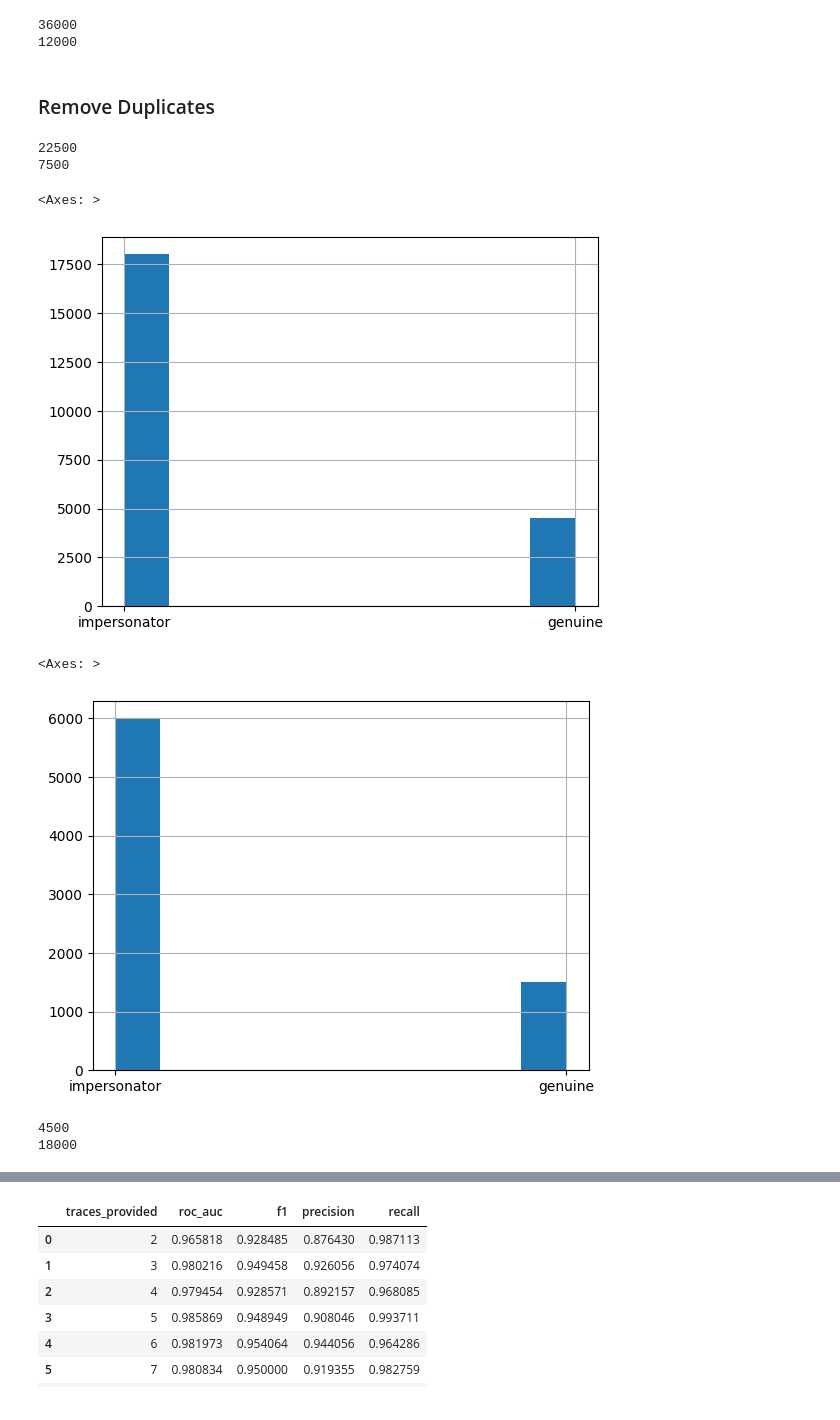
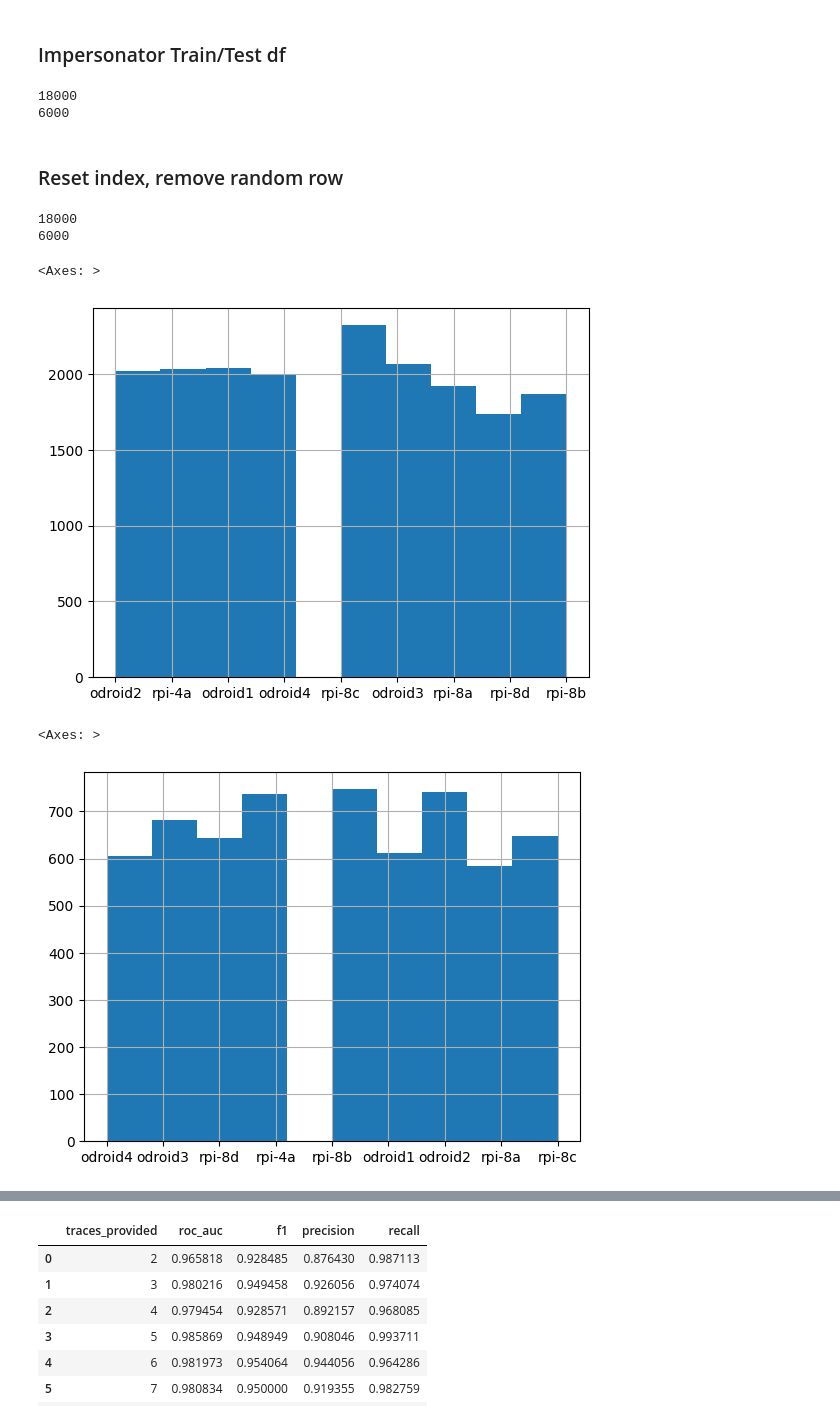
Before and after one commit to brite3001/IoT-GPU-ID, a Jupyter notebook: Experiment 3 - Authentication Model/Auth traces needed.ipynb, the cells around one changed output, grey strips where cells are left out. Cells and saved outputs as stored; diff of their text form; code cells hidden in the pictures.

```diff
--- a/Experiment 3 - Authentication Model/Auth traces needed.ipynb
+++ b/Experiment 3 - Authentication Model/Auth traces needed.ipynb
@@ -6,60 +39,45 @@ import seaborn as sns
+# %% [markdown]
+### Impersonator Train/Test df
 # %%
-naive_training = pd.read_csv('../Experiment 2 - Impersonation Detection/naive_training.csv')
-gaussian_copula_training = pd.read_csv('../Experiment 2 - Impersonation Detection/gaussian_copula_training.csv')
-gan_training = pd.read_csv('../Experiment 2 - Impersonation Detection/gan_training.csv')
-vae_training = pd.read_csv('../Experiment 2 - Impersonation Detection/vae_training.csv')
+naive_training = pd.read_csv('../Experiment 2 - Impersonation Detection/multi_class_data/naive_impersonator_training.csv')
+gaussian_copula_training = pd.read_csv('../Experiment 2 - Impersonation Detection/multi_class_data/gaussian_copula_impersonator_training.csv')
+gan_training = pd.read_csv('../Experiment 2 - Impersonation Detection/multi_class_data/gan_impersonator_training.csv')
+vae_training = pd.read_csv('../Experiment 2 - Impersonation Detection/multi_class_data/vae_impersonator_training.csv')
 
-naive_testing = pd.read_csv('../Experiment 2 - Impersonation Detection/naive_testing.csv')
-gaussian_copula_testing = pd.read_csv('../Experiment 2 - Impersonation Detection/gaussian_copula_testing.csv')
-gan_testing = pd.read_csv('../Experiment 2 - Impersonation Detection/gan_testing.csv')
-vae_testing = pd.read_csv('../Experiment 2 - Impersonation Detection/vae_testing.csv')
+naive_testing = pd.read_csv('../Experiment 2 - Impersonation Detection/multi_class_data/naive_impersonator_testing.csv')
+gaussian_copula_testing = pd.read_csv('../Experiment 2 - Impersonation Detection/multi_class_data/gaussian_copula_impersonator_testing.csv')
+gan_testing = pd.read_csv('../Experiment 2 - Impersonation Detection/multi_class_data/gan_impersonator_testing.csv')
+vae_testing = pd.read_csv('../Experiment 2 - Impersonation Detection/multi_class_data/vae_impersonator_testing.csv')
 
-combined_training = pd.concat([naive_training, gaussian_copula_training, gan_training, vae_training])
-print(len(combined_training))
+combined_training_impersonator = pd.concat([naive_training, gaussian_copula_training, gan_training, vae_training])
+print(len(combined_training_impersonator))
 
-combined_testing = pd.concat([naive_testing, gaussian_copula_testing, gan_testing, vae_testing])
-print(len(combined_testing))
+combined_testing_impersonator = pd.concat([naive_testing, gaussian_copula_testing, gan_testing, vae_testing])
+print(len(combined_testing_impersonator))
 # %% [output]
-36000
-12000
+18000
+6000
 # %% [markdown]
-### Remove Duplicates
+### Reset index, remove random row
 # %%
-combined_training.drop_duplicates(inplace=True)
-
-combined_training.reset_index(inplace=True)
-
-combined_training.drop(labels=['index', 'Unnamed: 0'], axis=1, inplace=True)
-
-print(len(combined_training))
+combined_training_impersonator.reset_index(inplace=True)
+combined_training_impersonator.drop(labels=['index', 'Unnamed: 0'], axis=1, inplace=True)
+print(len(combined_training_impersonator))
 
 
-combined_testing.drop_duplicates(inplace=True)
-
-combined_testing.reset_index(inplace=True)
-
-combined_testing.drop(labels=['index', 'Unnamed: 0'], axis=1, inplace=True)
-
-print(len(combined_testing))
+combined_testing_impersonator.reset_index(inplace=True)
+combined_testing_impersonator.drop(labels=['index', 'Unnamed: 0'], axis=1, inplace=True)
+print(len(combined_testing_impersonator))
 # %% [output]
-22500
-7500
+18000
+6000
 # %%
-combined_training['label'].hist()
+combined_training_impersonator['label'].hist()
 # %% [output]
 <Axes: >
-[figure, old version]
+[figure, new version]
 # %%
-combined_testing['label'].hist()
+combined_testing_impersonator['label'].hist()
 # %% [output]
 <Axes: >
-[figure, old version]
+[figure, new version]
-# %%
-genuine_train = combined_training.loc[combined_training['label'] == 'genuine']
-impersonator_train = combined_training.loc[combined_training['label'] == 'impersonator']
-
-print(len(genuine_train))
-print(len(impersonator_train))
-# %% [output]
-4500
-18000
```
Also changed, not shown: parts of 12 cells of this notebook.
